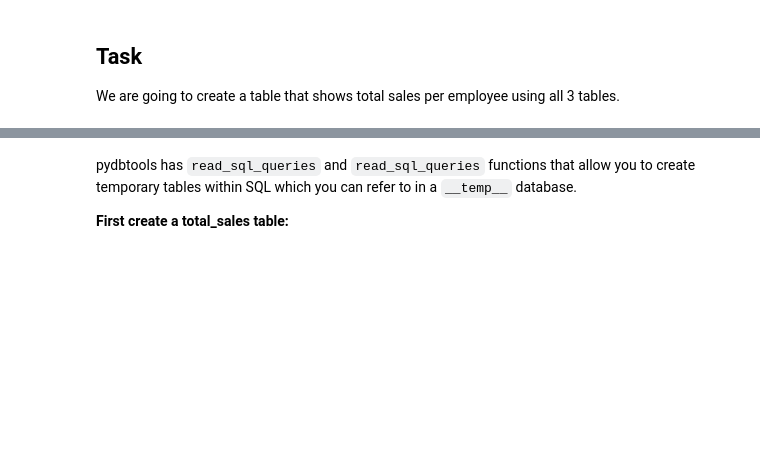
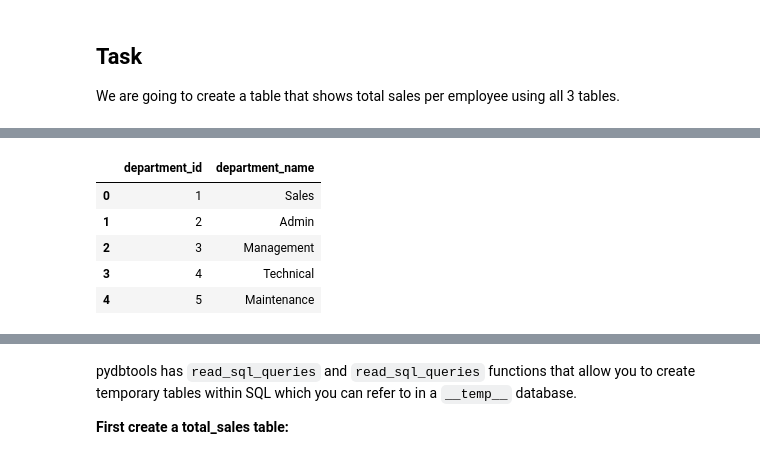
Before and after one commit to moj-analytical-services/pydbtools, a Jupyter notebook: examples/create_temporary_tables_from_sql_file.ipynb, the cells around one changed output, grey strips where cells are left out. Drawn from its saved outputs; the diff is of its cells as text; code cells hidden in the pictures; blank space fills up the shorter version.

```diff
--- a/examples/create_temporary_tables_from_sql_file.ipynb
+++ b/examples/create_temporary_tables_from_sql_file.ipynb
@@ -46,3 +55,12 @@ pydb.read_sql_query(f"SELECT * FROM {db_name}.employees LIMIT 5", ctas_approach=
 # %%
-pydb.read_sql_query(f"SELECT * FROM {db_name}.department LIMIT 5", ctas_approach=False)
+pydb.read_sql_query(
+    f"SELECT * FROM {db_name}.department LIMIT 5", ctas_approach=False
+)
+# %% [output]
+|  | department_id | department_name |
+| 0 | 1 | Sales |
+| 1 | 2 | Admin |
+| 2 | 3 | Management |
+| 3 | 4 | Technical |
+| 4 | 5 | Maintenance |
 # %%
```
Also changed, not shown: parts of 9 cells of this notebook, 8 other files.
